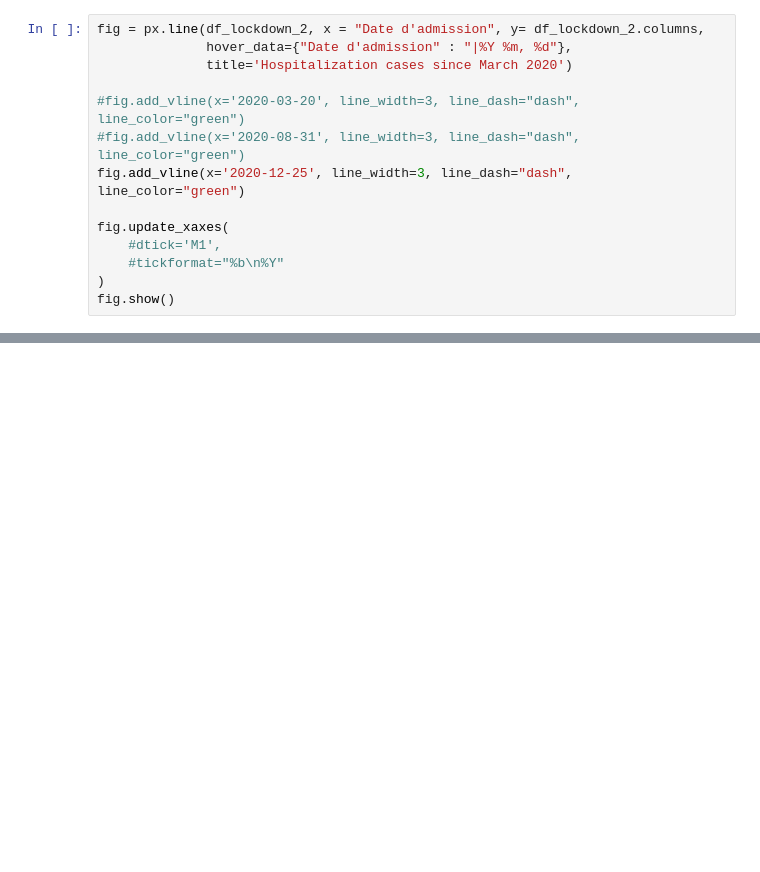
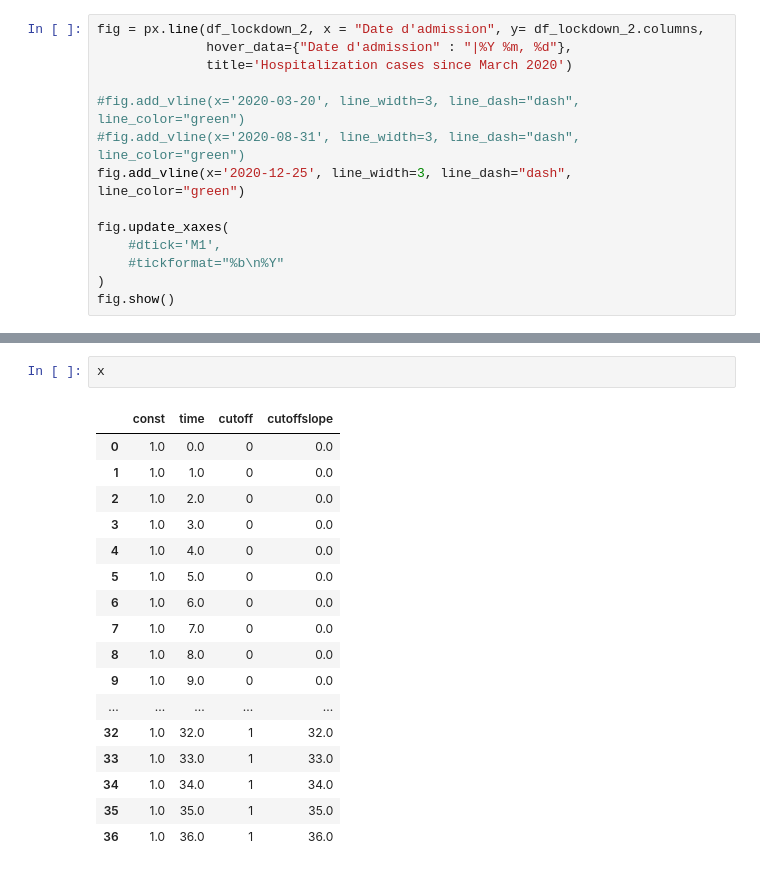
Before and after one commit to yuriemond/covid-rdd, a Jupyter notebook: notebook/yuri.ipynb, the cells around one changed output, grey strips where cells are left out. Saved outputs shown, nothing was run; the diff lists cells and outputs as text; blank space fills up the shorter version.

```diff
--- a/notebook/yuri.ipynb
+++ b/notebook/yuri.ipynb
@@ -90,0 +177,20 @@ fig.show()
+# %%
+x
+# %% [output]
+|  | const | time | cutoff | cutoffslope |
+| 0 | 1.0 | 0.0 | 0 | 0.0 |
+| 1 | 1.0 | 1.0 | 0 | 0.0 |
+| 2 | 1.0 | 2.0 | 0 | 0.0 |
+| 3 | 1.0 | 3.0 | 0 | 0.0 |
+| 4 | 1.0 | 4.0 | 0 | 0.0 |
+| 5 | 1.0 | 5.0 | 0 | 0.0 |
+| 6 | 1.0 | 6.0 | 0 | 0.0 |
+| 7 | 1.0 | 7.0 | 0 | 0.0 |
+| 8 | 1.0 | 8.0 | 0 | 0.0 |
+| 9 | 1.0 | 9.0 | 0 | 0.0 |
+| ... | ... | ... | ... | ... |
+| 32 | 1.0 | 32.0 | 1 | 32.0 |
+| 33 | 1.0 | 33.0 | 1 | 33.0 |
+| 34 | 1.0 | 34.0 | 1 | 34.0 |
+| 35 | 1.0 | 35.0 | 1 | 35.0 |
+| 36 | 1.0 | 36.0 | 1 | 36.0 |
```
Also changed, not shown: parts of 6 cells of this notebook.
